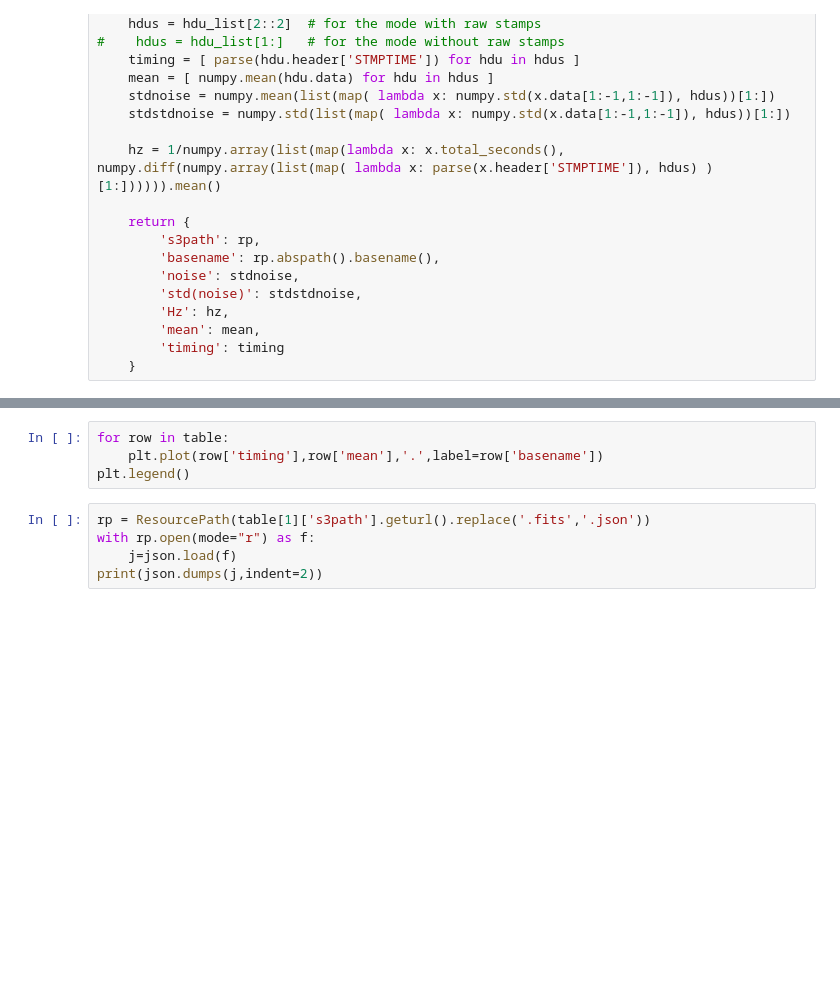
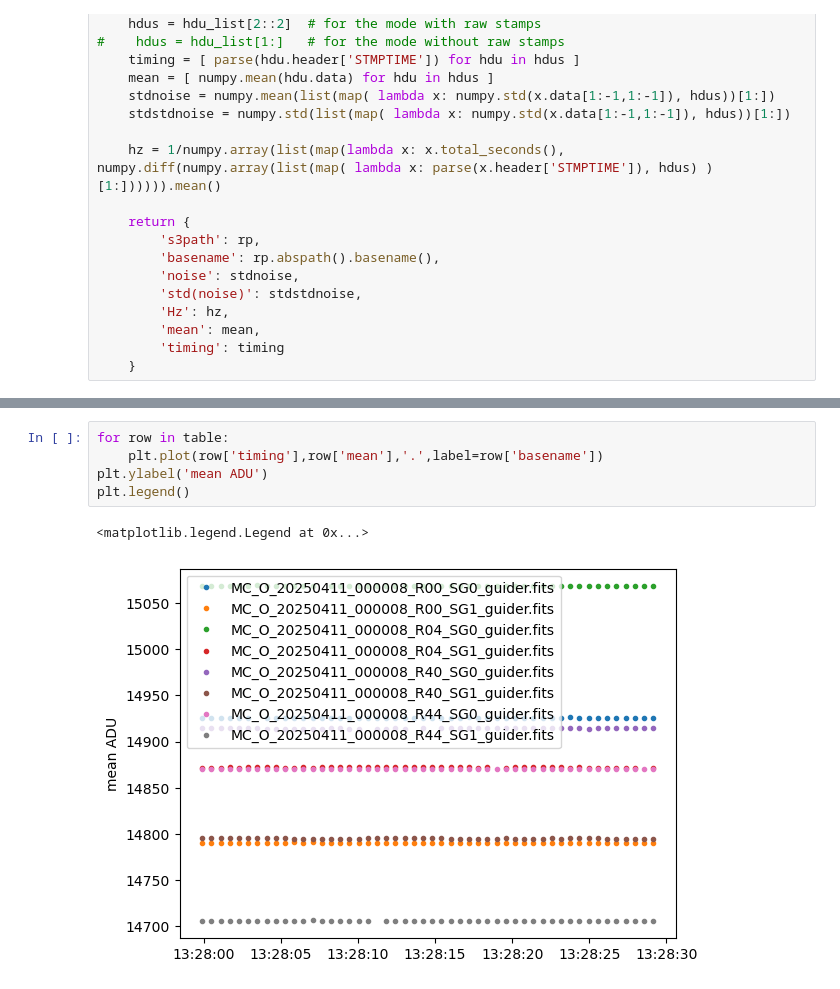
Before and after one commit to lsst/CameraTimesSquare, a Jupyter notebook: Run7/GuiderData.ipynb, the cells around one changed output, grey strips where cells are left out. Drawn from its saved outputs; the diff is of its cells as text; blank space fills up the shorter version.

```diff
--- a/Run7/GuiderData.ipynb
+++ b/Run7/GuiderData.ipynb
@@ -59,12 +70,11 @@ botocore.credentials INFO: Found credentials in shared credentials file: /home/y
 # %%
 for row in table:
     plt.plot(row['timing'],row['mean'],'.',label=row['basename'])
+plt.ylabel('mean ADU')
 plt.legend()
+# %% [output]
+<matplotlib.legend.Legend at 0x...>
+[figure, added]
-# %%
-rp = ResourcePath(table[1]['s3path'].geturl().replace('.fits','.json'))
-with rp.open(mode="r") as f:
-    j=json.load(f)
-print(json.dumps(j,indent=2))
 # %%
 import matplotlib.pyplot as plt
 import matplotlib.animation as animation
```
Also changed, not shown: parts of 3 cells of this notebook, 2 other files.
